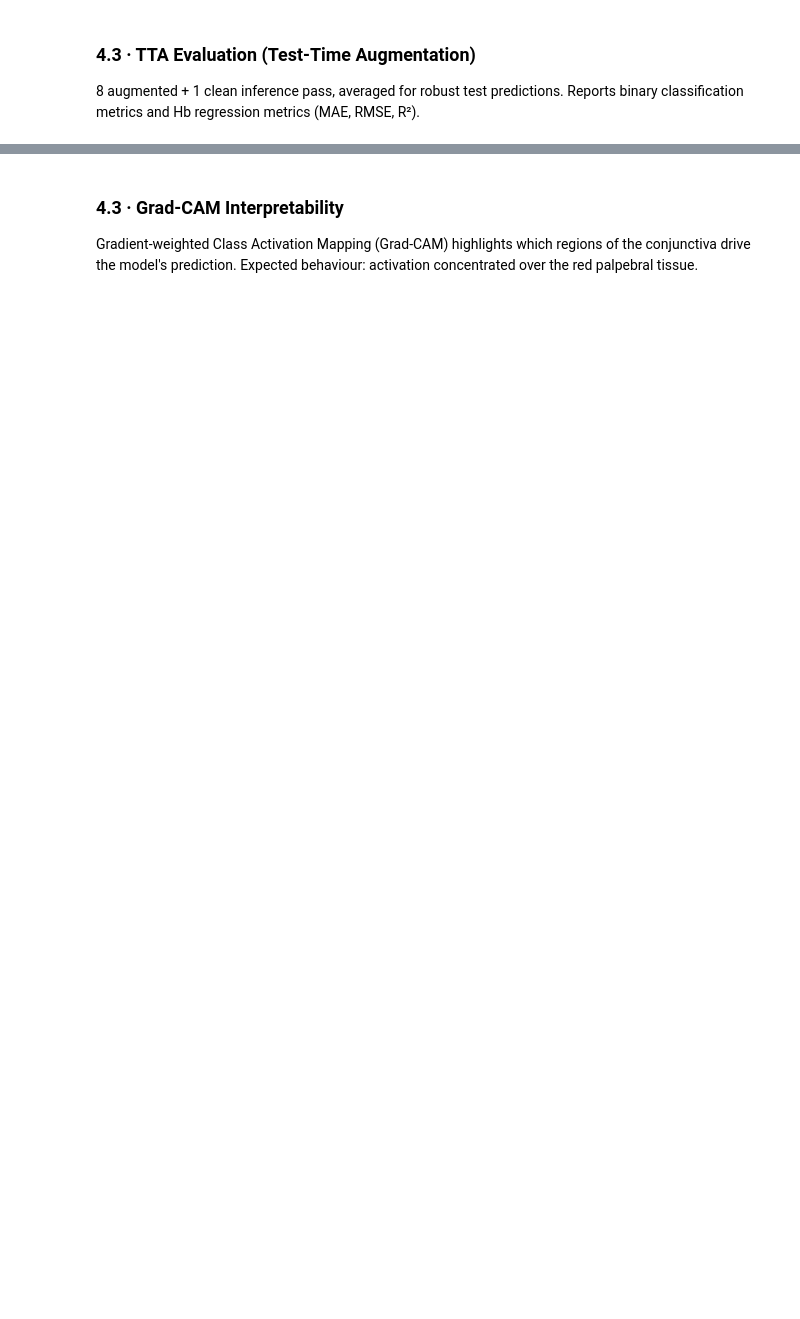
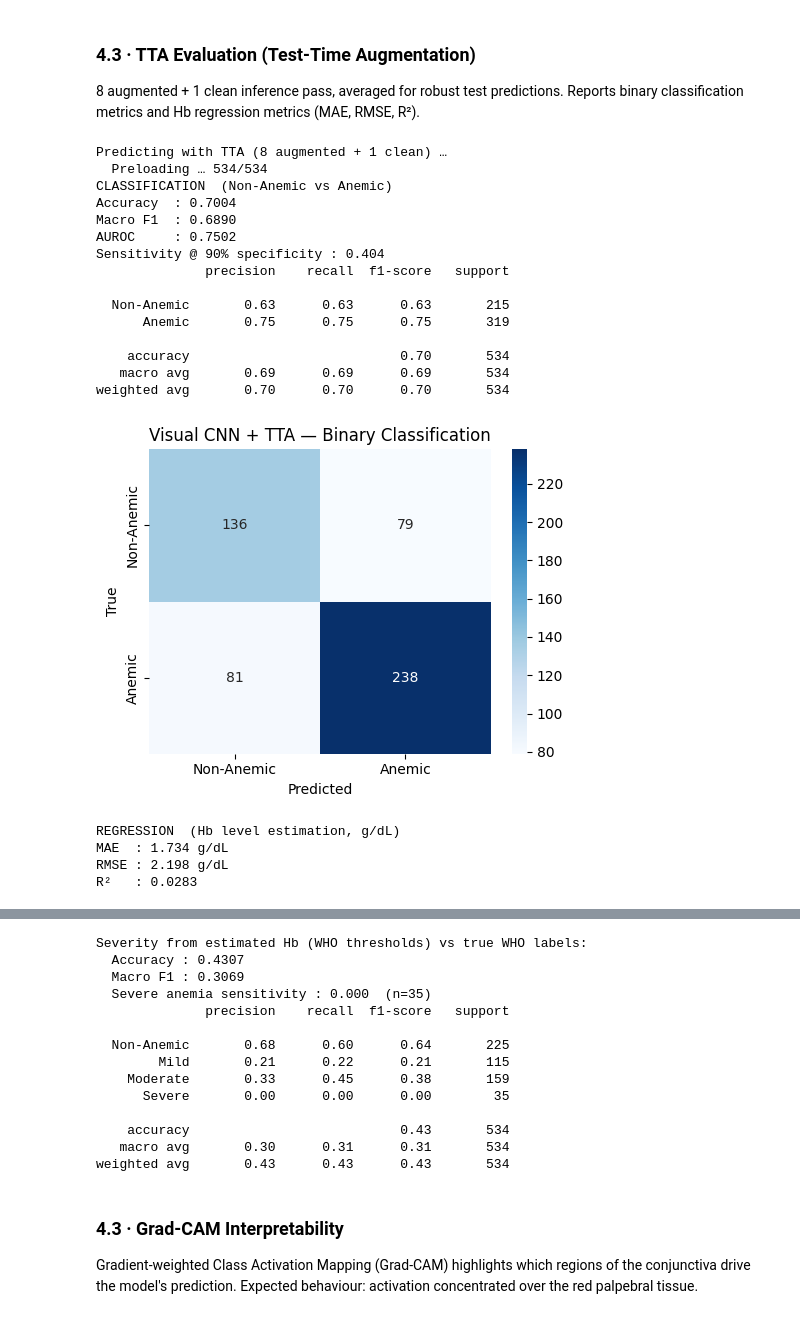
Before and after one commit to nitekar/Bari, a Jupyter notebook: Notebook/Bari.ipynb, the cells around one changed output, grey strips where cells are left out. Saved outputs shown, nothing was run; the diff lists cells and outputs as text; code cells hidden in the pictures; blank space fills up the shorter version.

```diff
--- a/Notebook/Bari.ipynb
+++ b/Notebook/Bari.ipynb
@@ -1772,7 +1838,7 @@ from sklearn.metrics import accuracy_score, f1_score, classification_report, con
 from sklearn.metrics import mean_absolute_error, mean_squared_error, r2_score, roc_auc_score, roc_curve
 
 # Define custom layer for deserialization
-@tf.keras.utils.register_keras_serializable(package="custom")
+@register_keras_serializable(package="bari")
 class MCDropout(tf.keras.layers.Dropout):
     """Dropout active at inference for uncertainty estimation."""
     def call(self, inputs, training=None):
@@ -1904,30 +1970,51 @@ ax.plot(lims, lims, "r--", lw=1)
 ax.set_xlabel("True Hb (g/dL)"); ax.set_ylabel("Predicted Hb (g/dL)")
 ax.set_title(f"Hb Regression  MAE={mae:.2f}  R²={r2:.3f}")
 plt.tight_layout()
 plt.savefig(os.path.join(RESULTS_DIR, "hb_regression.png"), dpi=120)
 plt.show()
 
 # Derive severity from predicted Hb using WHO thresholds + age/gender
 ages_te    = df_clean["Age(Months)"].to_numpy()[idx_te]
 genders_te = df_clean["GENDER"].to_numpy()[idx_te]
 
 sev_from_hb = np.array([
     CLASS_MAP.get(anemia_label(hb, age, g), -1)
     for hb, age, g in zip(hb_preds, ages_te, genders_te)
 ])
 valid = sev_from_hb >= 0
 
 print("\nSeverity from estimated Hb (WHO thresholds) vs true WHO labels:")
 print(f"  Accuracy : {accuracy_score(y_te[valid], sev_from_hb[valid]):.4f}")
 print(f"  Macro F1 : {f1_score(y_te[valid], sev_from_hb[valid], average='macro', zero_division=0):.4f}")
 
 # Severe anemia sensitivity (most clinically critical)
 severe_mask = (y_te == 3)
 if severe_mask.sum() > 0 and valid.sum() > 0:
     sev_preds_mask = sev_from_hb[valid] == 3
     true_sev_mask  = y_te[valid] == 3
     sev_sens = sev_preds_mask[true_sev_mask].sum() / true_sev_mask.sum() if true_sev_mask.sum() > 0 else 0.0
     print(f"  Severe anemia sensitivity : {sev_sens:.3f}  (n={true_sev_mask.sum()})")
 
 print(classification_report(y_te[valid], sev_from_hb[valid],
                              target_names=CLASS_NAMES, zero_division=0))
+# %% [output]
+Predicting with TTA (8 augmented + 1 clean) …
+  Preloading … 534/534
+CLASSIFICATION  (Non-Anemic vs Anemic)
+Accuracy  : 0.7004
+Macro F1  : 0.6890
+AUROC     : 0.7502
+Sensitivity @ 90% specificity : 0.404
+              precision    recall  f1-score   support
+
+  Non-Anemic       0.63      0.63      0.63       215
+      Anemic       0.75      0.75      0.75       319
+
+    accuracy                           0.70       534
+   macro avg       0.69      0.69      0.69       534
+weighted avg       0.70      0.70      0.70       534
+[figure, added]
+REGRESSION  (Hb level estimation, g/dL)
+MAE  : 1.734 g/dL
+RMSE : 2.198 g/dL
+R²   : 0.0283
@@ -1934,3 +2022,17 @@ print(classification_report(y_te[valid], sev_from_hb[valid],
+Severity from estimated Hb (WHO thresholds) vs true WHO labels:
+  Accuracy : 0.4307
+  Macro F1 : 0.3069
+  Severe anemia sensitivity : 0.000  (n=35)
+              precision    recall  f1-score   support
+
+  Non-Anemic       0.68      0.60      0.64       225
+        Mild       0.21      0.22      0.21       115
+    Moderate       0.33      0.45      0.38       159
+      Severe       0.00      0.00      0.00        35
+
+    accuracy                           0.43       534
+   macro avg       0.30      0.31      0.31       534
+weighted avg       0.43      0.43      0.43       534
 # %% [markdown]
 ### 4.3 · Grad-CAM Interpretability
 
```
Also changed, not shown: parts of 32 cells of this notebook.
